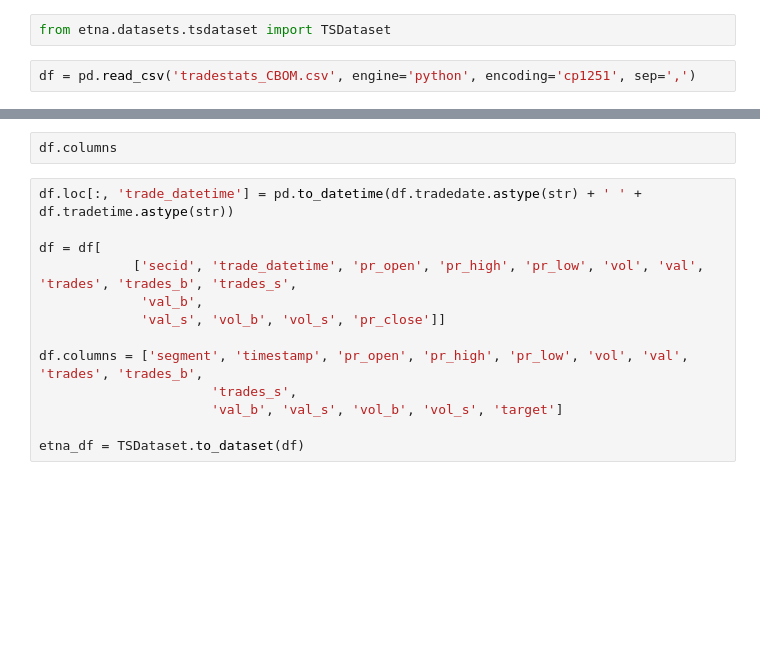
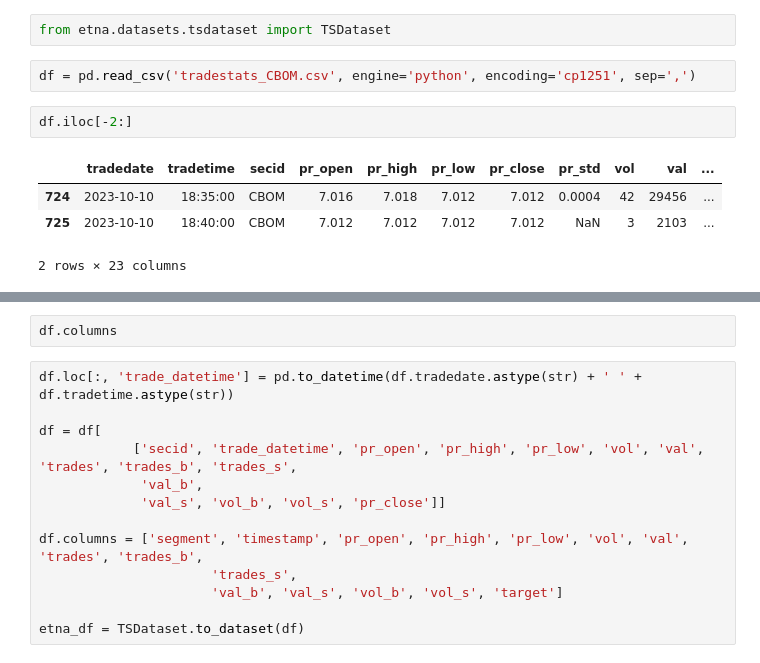
Before and after one commit to VAnufrikov/Go.Algo, a Jupyter notebook: data_moex.ipynb, the cells around one changed output, grey strips where cells are left out. Saved outputs shown, nothing was run; the diff lists cells and outputs as text; blank space fills up the shorter version.

```diff
--- a/data_moex.ipynb
+++ b/data_moex.ipynb
@@ -101,3 +101,10 @@ df_etna.info()
 from etna.datasets.tsdataset import TSDataset
 # %%
 df = pd.read_csv('tradestats_CBOM.csv', engine='python', encoding='cp1251', sep=',')
+# %%
+df.iloc[-2:]
+# %% [output]
+|  | tradedate | tradetime | secid | pr_open | pr_high | pr_low | pr_close | pr_std | vol | val | ... |
+| 724 | 2023-10-10 | 18:35:00 | CBOM | 7.016 | 7.018 | 7.012 | 7.012 | 0.0004 | 42 | 29456 | ... |
+| 725 | 2023-10-10 | 18:40:00 | CBOM | 7.012 | 7.012 | 7.012 | 7.012 | NaN | 3 | 2103 | ... |
+2 rows × 23 columns
```
Also changed, not shown: parts of 6 cells of this notebook, 5 other files.
